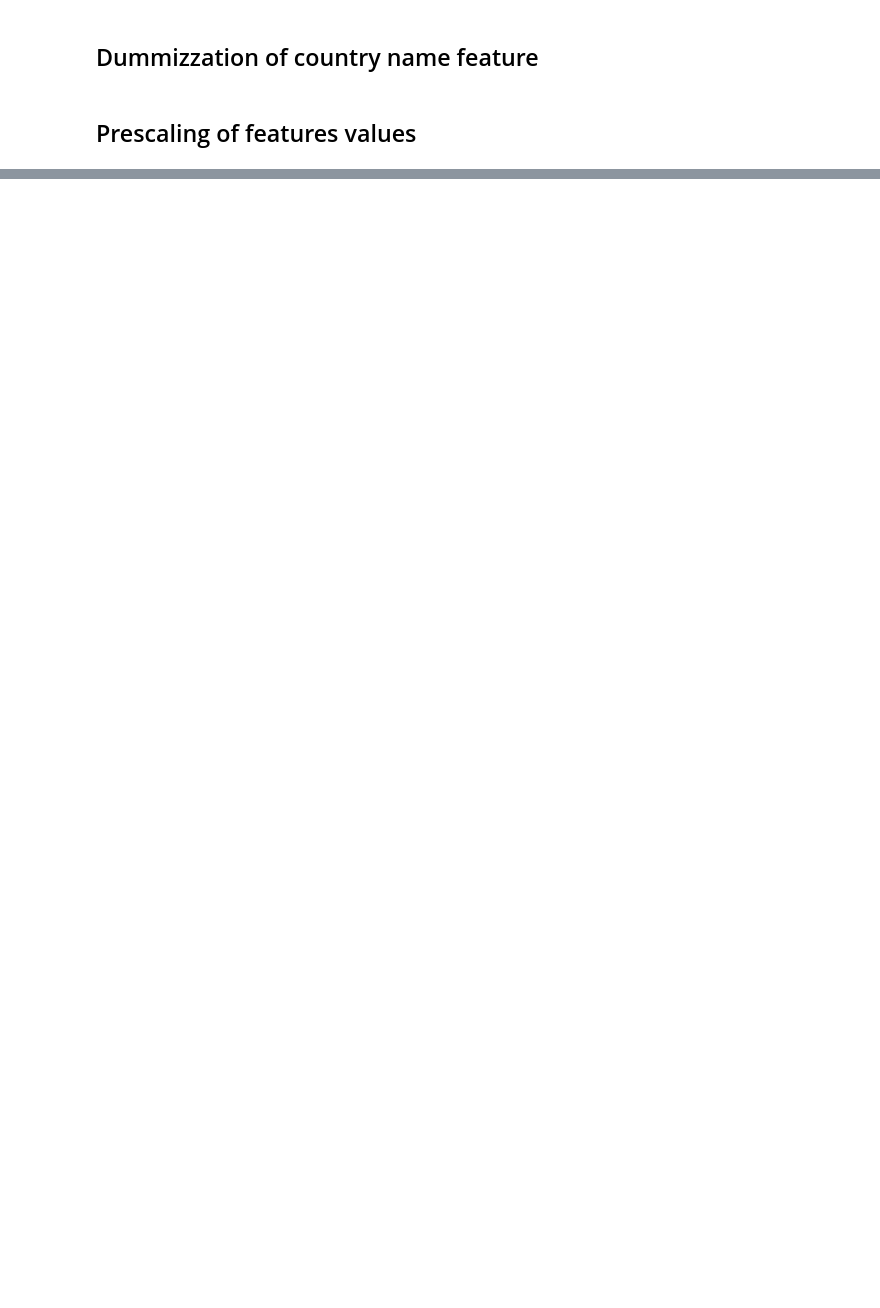
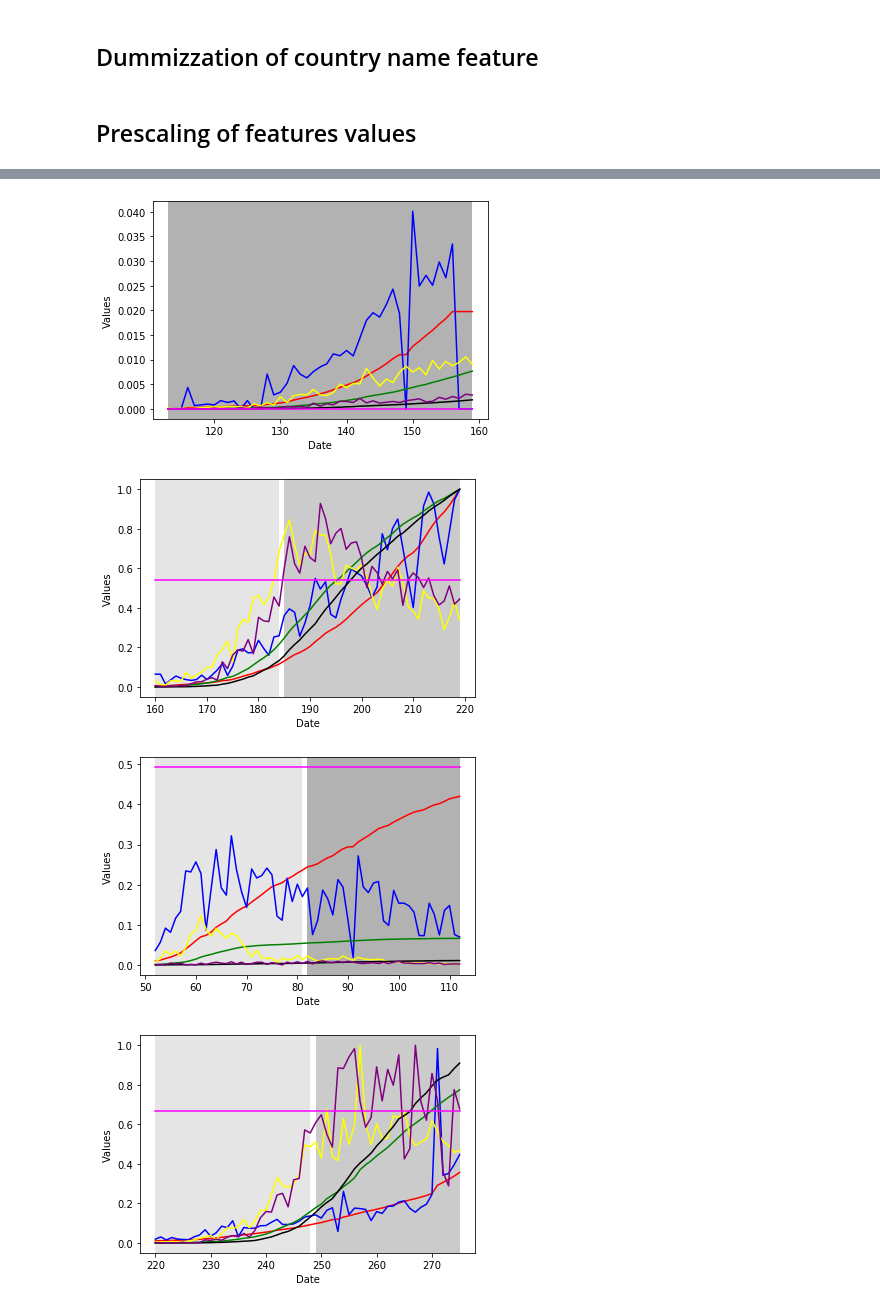
Before and after one commit to andreascaudo/datasciencebusiness, a Jupyter notebook: data_analysis.ipynb, the cells around one changed output, grey strips where cells are left out. Cells and saved outputs as stored; diff of their text form; code cells hidden in the pictures; blank space fills up the shorter version.

```diff
--- a/data_analysis.ipynb
+++ b/data_analysis.ipynb
@@ -632,0 +733,61 @@ temp_mgc
+# %%
+temp_india = temp_mgc[temp_mgc["country_india"] == 1.0]
+temp_italy = temp_mgc[temp_mgc["country_italy"] == 1.0]
+temp_south_korea = temp_mgc[temp_mgc["country_south_korea"] == 1.0]
+temp_united_kingdom = temp_mgc[temp_mgc["country_united_kingdom"] == 1.0]
+temp_usa = temp_mgc[temp_mgc["country_usa"] == 1.0]
+
+temp_states = [temp_india,
+temp_italy,
+temp_south_korea,
+temp_united_kingdom,
+temp_usa
+]
+# %%
+import matplotlib.dates as mdates
+
+for state in temp_states:
+    plt.plot(state.index, state.total_test_pc, 'red')
+    plt.plot(state.index, state.daily_test_pc, 'blue')
+    plt.plot(state.index, state.total_cases_pc, 'green')
+    plt.plot(state.index, state.daily_cases_pc, 'yellow')
+    plt.plot(state.index, state.total_dead_pc, 'black')
+    plt.plot(state.index, state.daily_dead_pc, 'purple')
+    #plt.plot(state.index, state.lethality, 'gray')
+    plt.plot(state.index, state.GDP_pc, 'fuchsia')
+
+
+    temp1 = state[state["labels"] == 0]
+    temp2 = state[state["labels"] == 1]
+    temp3 = state[state["labels"] == 2]
+
+    try:
+        min1 = temp1.index.values.min()
+        max1 = temp1.index.values.max()
+        plt.axvspan(min1, max1, facecolor='0.8', alpha=0.5)
+    except:
+        print("")
+
+    try:
+        min2 = temp2.index.values.min()
+        max2 = temp2.index.values.max()
+        plt.axvspan(min2, max2, facecolor='0.6', alpha=0.5)
+    except:
+        print("")
+
+    try:
+        min3 = temp3.index.values.min()
+        max3 = temp3.index.values.max()
+        plt.axvspan(min3, max3, facecolor='0.4', alpha=0.5)
+    except:
+        print("")
+
+
+    plt.xlabel('Date')
+    plt.ylabel('Values')
+    plt.show()
+# %% [output]
+[figure, added]
+[figure, added]
+[figure, added]
+[figure, added]
```
Also changed, not shown: parts of 30 cells of this notebook, 1 other file.
